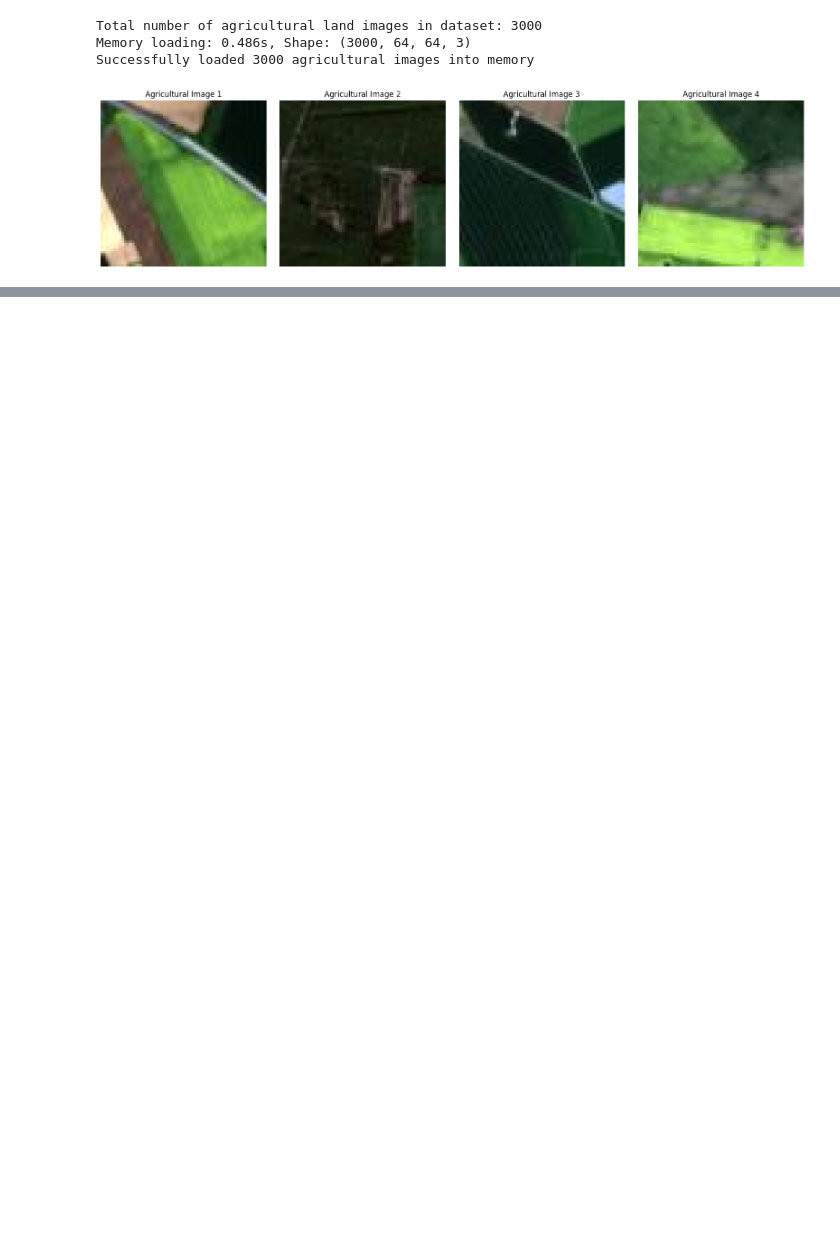
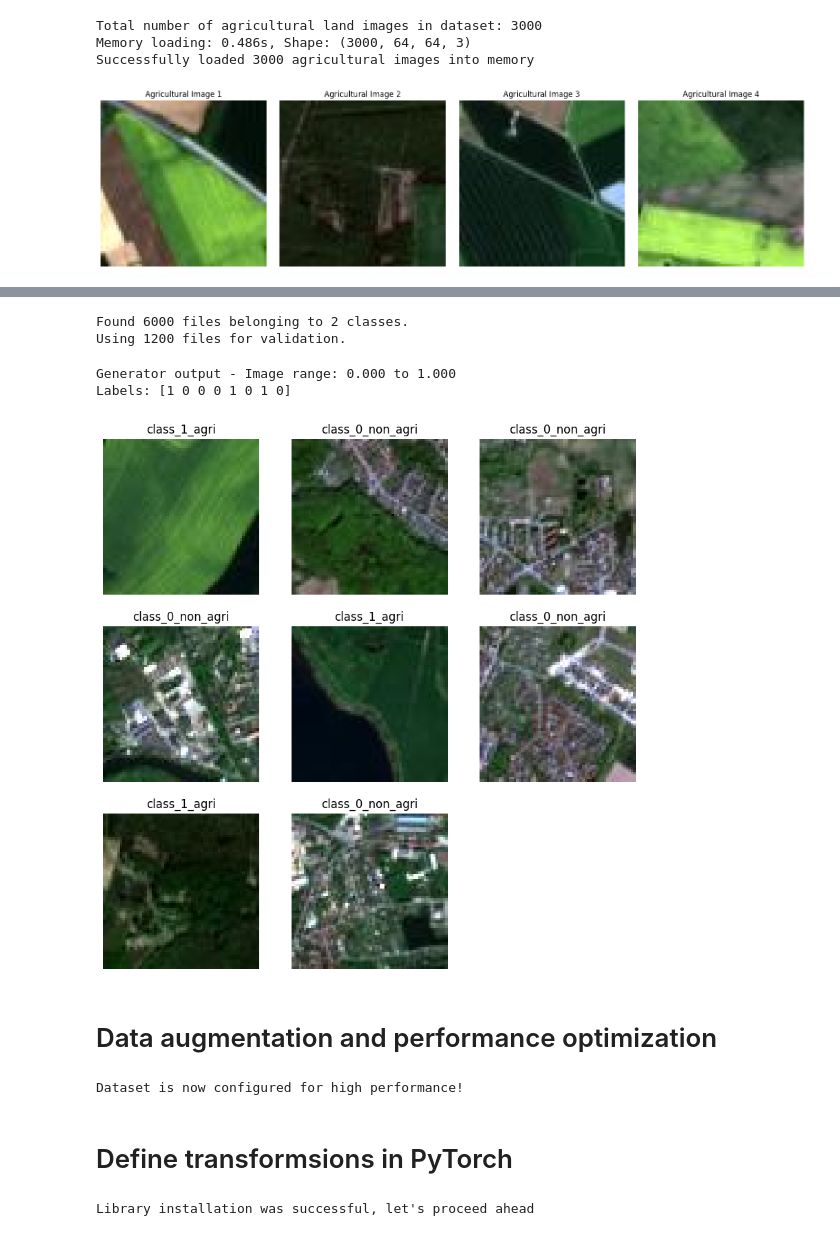
Before and after one commit to chrisryanleggett/AIML_Engineering_Porftolio, a Jupyter notebook: Keras/Deep Learning/SatelliteImageryClassifier/SatelliteClassification.ipynb, the cells around one changed output, grey strips where cells are left out. Cells and saved outputs as stored; diff of their text form; code cells hidden in the pictures; blank space fills up the shorter version.

```diff
--- a/Keras/Deep Learning/SatelliteImageryClassifier/SatelliteClassification.ipynb
+++ b/Keras/Deep Learning/SatelliteImageryClassifier/SatelliteClassification.ipynb
@@ -251,0 +370,60 @@ Successfully loaded 3000 agricultural images into memory
+# %%
+#Create validation dataset with batch size 8
+
+val_ds = tf.keras.utils.image_dataset_from_directory(
+    base_dir,
+    labels='inferred',
+    label_mode='int',
+    validation_split=0.2,
+    subset='validation',
+    seed=1337,
+    image_size=IMAGE_SIZE,
+    batch_size=BATCH_SIZE
+)
+# %% [output]
+Found 6000 files belonging to 2 classes.
+Using 1200 files for validation.
+# %%
+generator = custom_data_generator(all_image_paths, all_labels, BATCH_SIZE)
+images, labels = next(generator)
+
+print(f"Generator output - Image range: {images.min():.3f} to {images.max():.3f}")
+print(f"Labels: {labels}")
+
+# Fix: Don't normalize for display, or multiply back by 255
+plt.figure(figsize=(10, 10))
+for i in range(BATCH_SIZE):
+    ax = plt.subplot(3, 3, i + 1)
+    # Multiply by 255 to get back to display range
+    display_image = (images[i] * 255).astype("uint8")
+    plt.imshow(display_image)
+    class_name = "class_0_non_agri" if labels[i] == 0 else "class_1_agri"
+    plt.title(f"{class_name}")
+    plt.axis("off")
+plt.show()
+# %% [output]
+Generator output - Image range: 0.000 to 1.000
+Labels: [1 0 0 0 1 0 1 0]
+[figure, added]
+# %% [markdown]
+# Data augmentation and performance optimization
+# %%
+data_augmentation = tf.keras.Sequential([
+    tf.keras.layers.RandomFlip("horizontal_and_vertical"),
+    tf.keras.layers.RandomRotation(0.2),
+])
+
+# Apply augmentation to the training dataset using map
+train_ds = train_ds.map(lambda x, y: (data_augmentation(x, training=True), y))
+
+# Configure for performance
+AUTOTUNE = tf.data.AUTOTUNE
+
+train_ds = train_ds.cache().prefetch(buffer_size=AUTOTUNE)
+val_ds = val_ds.cache().prefetch(buffer_size=AUTOTUNE)
+
+print("Dataset is now configured for high performance!")
+# %% [output]
+Dataset is now configured for high performance!
+# %% [markdown]
+# Define transformsions in PyTorch
@@ -251,0 +445,4 @@ Successfully loaded 3000 agricultural images into memory
+# %%
+lib_installation_check(captured_data = captured_output, n_lines_print = 5)
+# %% [output]
+Library installation was successful, let's proceed ahead
```
Also changed, not shown: parts of 49 cells of this notebook, 10 other files.
